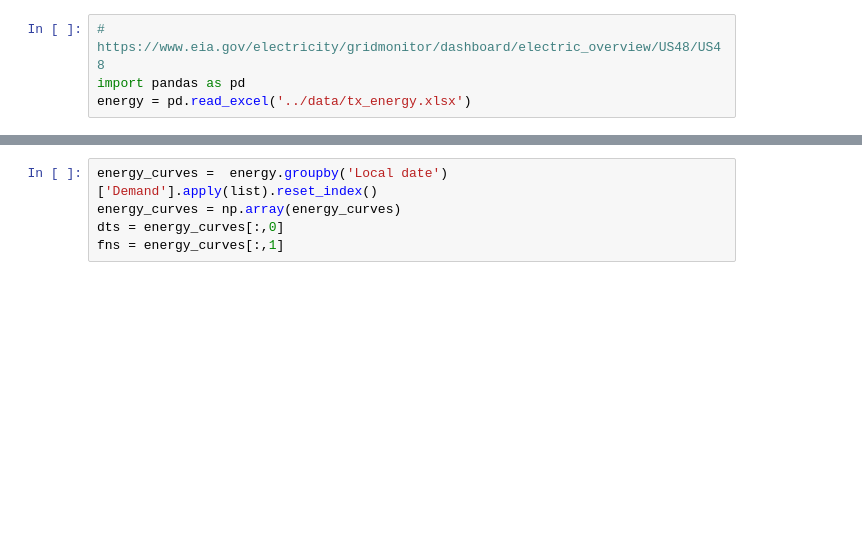
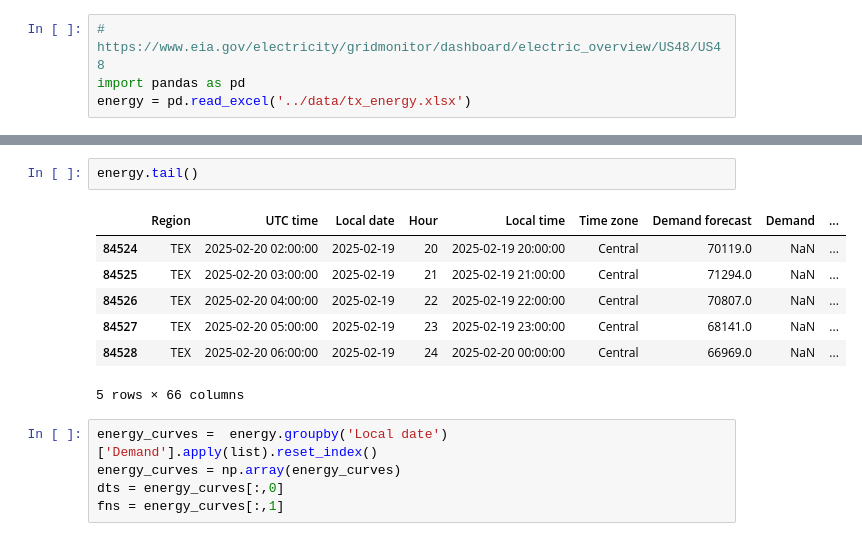
Before and after one commit to trevor-harris/LSCI, a Jupyter notebook: energy/energy.ipynb, the cells around one changed output, grey strips where cells are left out. Cells and saved outputs as stored; diff of their text form; blank space fills up the shorter version.

```diff
--- a/energy/energy.ipynb
+++ b/energy/energy.ipynb
@@ -134,3 +144,13 @@ energy = pd.read_excel('../data/tx_energy.xlsx')
+# %%
+energy.tail()
+# %% [output]
+|  | Region | UTC time | Local date | Hour | Local time | Time zone | Demand forecast | Demand | ... |
+| 84524 | TEX | 2025-02-20 02:00:00 | 2025-02-19 | 20 | 2025-02-19 20:00:00 | Central | 70119.0 | NaN | ... |
+| 84525 | TEX | 2025-02-20 03:00:00 | 2025-02-19 | 21 | 2025-02-19 21:00:00 | Central | 71294.0 | NaN | ... |
+| 84526 | TEX | 2025-02-20 04:00:00 | 2025-02-19 | 22 | 2025-02-19 22:00:00 | Central | 70807.0 | NaN | ... |
+| 84527 | TEX | 2025-02-20 05:00:00 | 2025-02-19 | 23 | 2025-02-19 23:00:00 | Central | 68141.0 | NaN | ... |
+| 84528 | TEX | 2025-02-20 06:00:00 | 2025-02-19 | 24 | 2025-02-20 00:00:00 | Central | 66969.0 | NaN | ... |
+5 rows × 66 columns
 # %%
 energy_curves =  energy.groupby('Local date')['Demand'].apply(list).reset_index()
 energy_curves = np.array(energy_curves)
```
Also changed, not shown: parts of 1 cell of this notebook, 6 other files.
